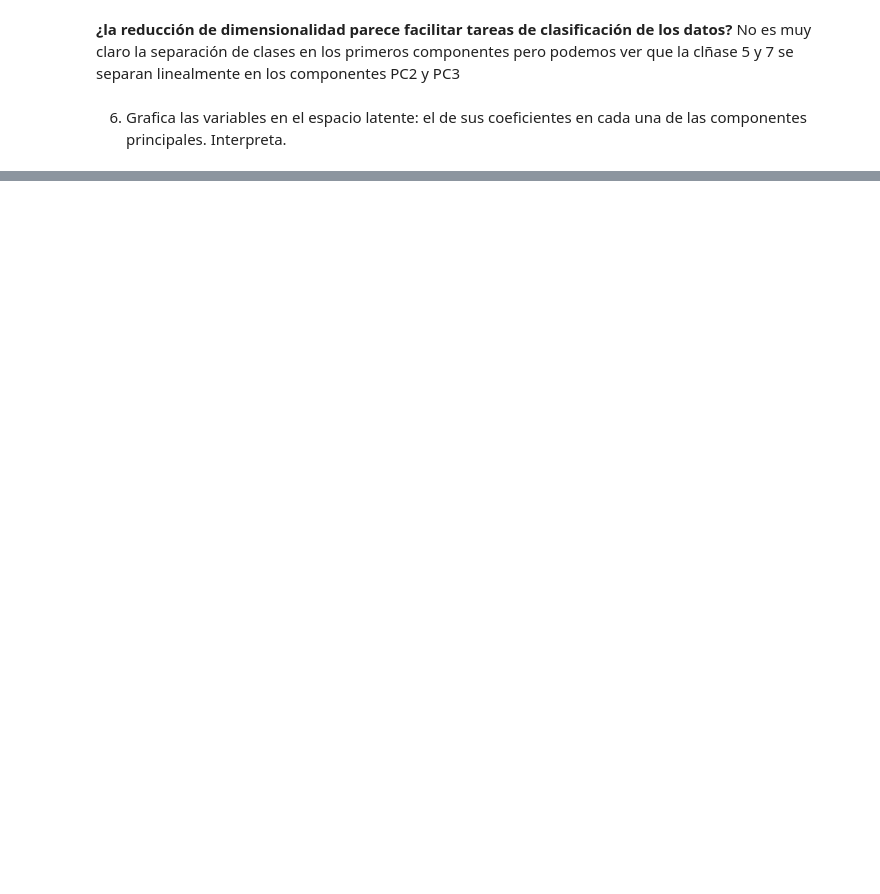
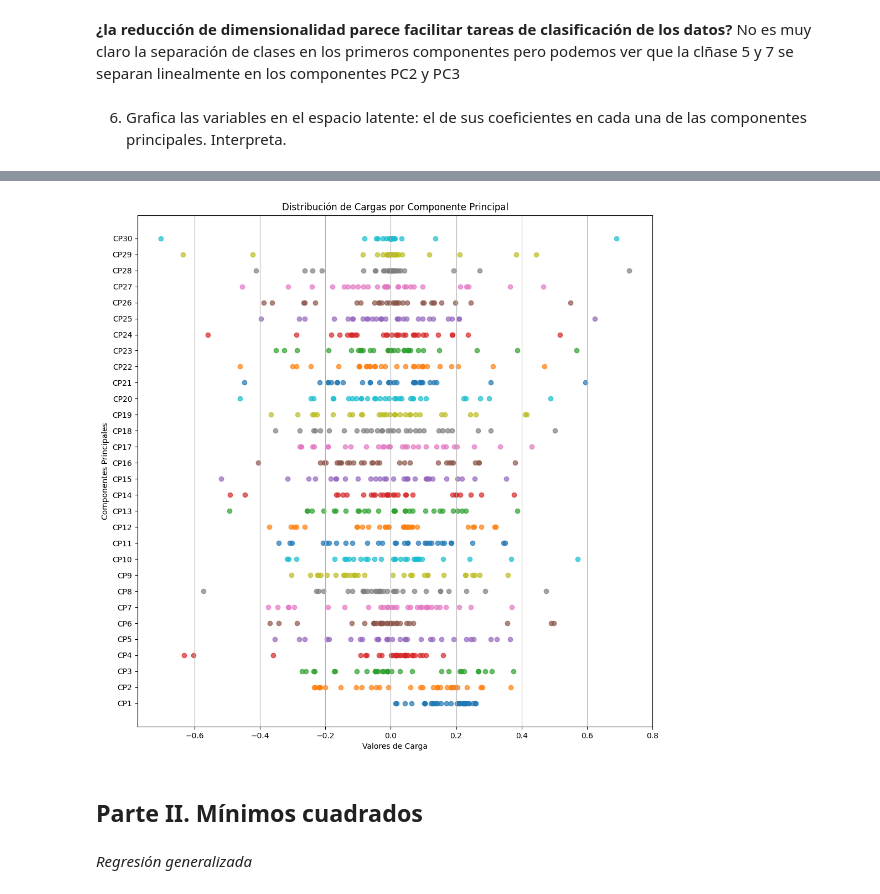
Before and after one commit to LauShang/PCA_ANALISIS, a Jupyter notebook: PCA.ipynb, the cells around one changed output, grey strips where cells are left out. Cells and saved outputs as stored; diff of their text form; code cells hidden in the pictures; blank space fills up the shorter version.

```diff
--- a/PCA.ipynb
+++ b/PCA.ipynb
@@ -297,9 +168,0 @@ for i, val in enumerate(eigenvalues):
-# %%
-
-# Crear un DataFrame para los eigenvectores (cargas)
-loadings = pd.DataFrame(eigenvectors, columns=[f'CP{i+1}' for i in range(len(eigenvalues))])
-loadings.index = X.columns
-
-# Mostrar las cargas de las variables en las primeras componentes principales
-print("\nCargas de las variables en las primeras tres componentes principales:")
-print(loadings.iloc[:, :3])
@@ -326,9 +169,22 @@ plt.show()
-# %%
-# Análisis de las cargas (coeficientes) de las variables
-loadings_abs = loadings.iloc[:, :3].abs()
-
-# Identificar las variables con mayores cargas en cada componente
-for i in range(3):
-    component = f'CP{i+1}'
-    print(f"\nVariables que más contribuyen a la {component}:")
-    print(loadings_abs[component].sort_values(ascending=False).head(3))
+# %%
+# Creamos la figura
+plt.figure(figsize=(12, 12))
+
+# Graficamos cada componente principal como un conjunto de puntos
+for i, col in enumerate(loadings.columns, start=1):  # Enumeramos los CPs, empezando desde 1 para el eje y
+    plt.scatter(loadings[col], [i] * len(loadings[col]), label=col, alpha=0.7)  # Eje x: valores de carga, eje y: índice del CP
+
+# Ajustes de la gráfica
+plt.yticks(range(1, len(loadings.columns) + 1), loadings.columns)  # Etiquetas del eje y con nombres de CPs
+plt.xlabel('Valores de Carga')
+plt.ylabel('Componentes Principales')
+plt.title('Distribución de Cargas por Componente Principal')
+plt.grid(axis='x')
+
+plt.show()
+# %% [output]
+[figure, added]
+# %% [markdown]
+## Parte II. Mínimos cuadrados
+# %% [markdown]
+*Regresión generalizada*
```
Also changed, not shown: parts of 27 cells of this notebook.
